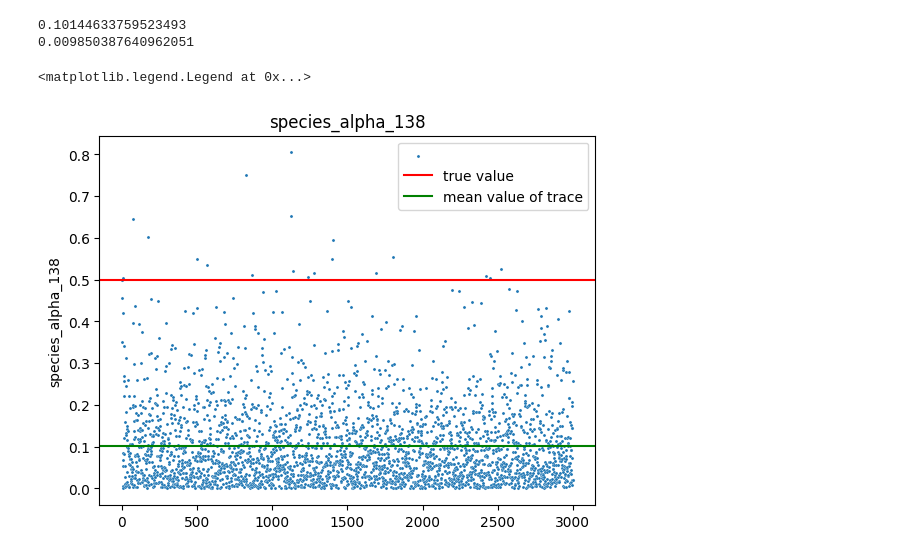
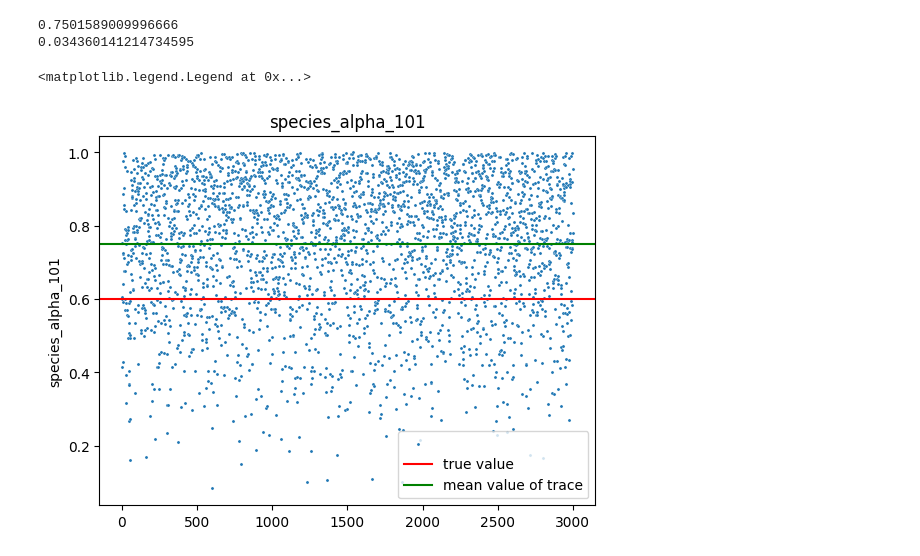
Before and after one commit to anticipated-chemistry-of-life/markov-random-field, a Jupyter notebook: model_validation/single_root/test_out/check_posterior.ipynb, the cells around one changed output. Cells and saved outputs as stored; diff of their text form; code cells hidden in the pictures.

```diff
--- a/model_validation/single_root/test_out/check_posterior.ipynb
+++ b/model_validation/single_root/test_out/check_posterior.ipynb
@@ -4,7 +4,8 @@ import pandas as pd
 
 trace = pd.read_csv("acol_trace.txt", sep="\t")
 
-which_variable = "species_alpha_138"
+which_variable = "species_alpha"
+which_number = which_variable + "_101"
 # %%
 trace
 # %% [output]
@@ -23,21 +24,21 @@ trace
 3001 rows × 404 columns
 # %%
-print(trace[which_variable].mean())
-print(trace[which_variable].var())
+print(trace[which_number].mean())
+print(trace[which_number].var())
 # %% [output]
-0.10144633759523493
-0.009850387640962051
+0.7501589009996666
+0.034360141214734595
 # %%
 import seaborn as sns
 import matplotlib.pyplot as plt
 
-sns.scatterplot(data=trace, y=which_variable, x=range(len(trace)), s=5).set_title(
-    which_variable
+sns.scatterplot(data=trace, y=which_number, x=range(len(trace)), s=5).set_title(
+    which_number
 )
-plt.axhline(y=trace[which_variable][0], color="red")
-plt.axhline(y=trace[which_variable].mean(), color="green")
+plt.axhline(y=trace[which_number][0], color="red")
+plt.axhline(y=trace[which_number].mean(), color="green")
 plt.legend(["", "true value", "mean value of trace"])
 # %% [output]
 <matplotlib.legend.Legend at 0x...>
-[figure, old version]
+[figure, new version]
 # %%
```
Also changed, not shown: parts of 9 cells of this notebook, 16 other files.
